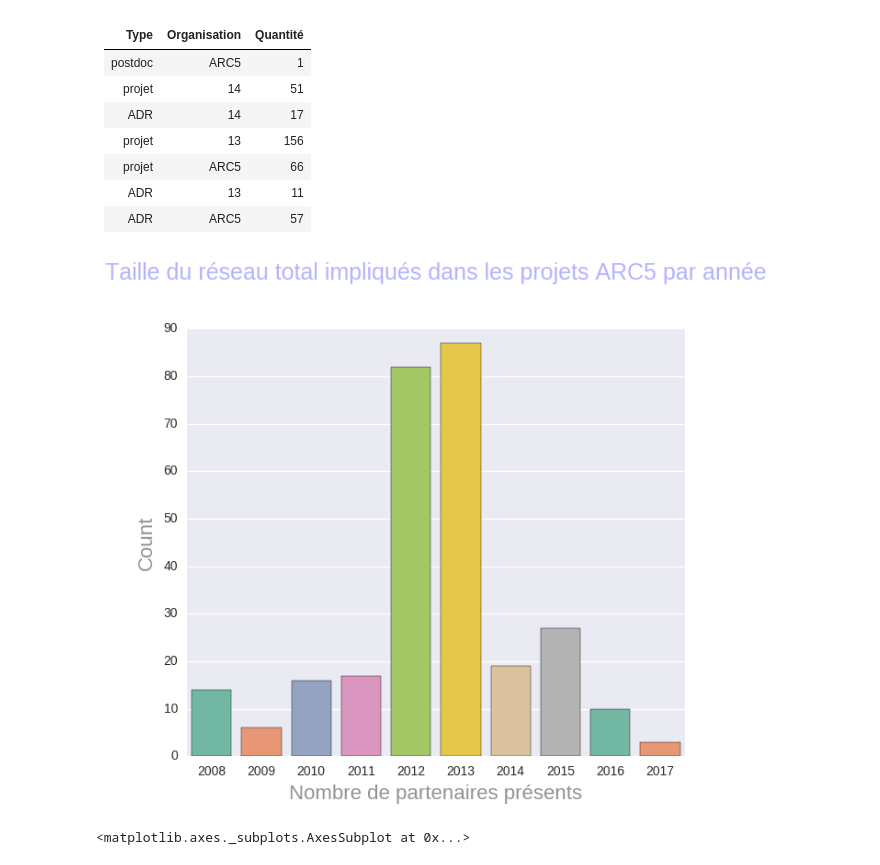
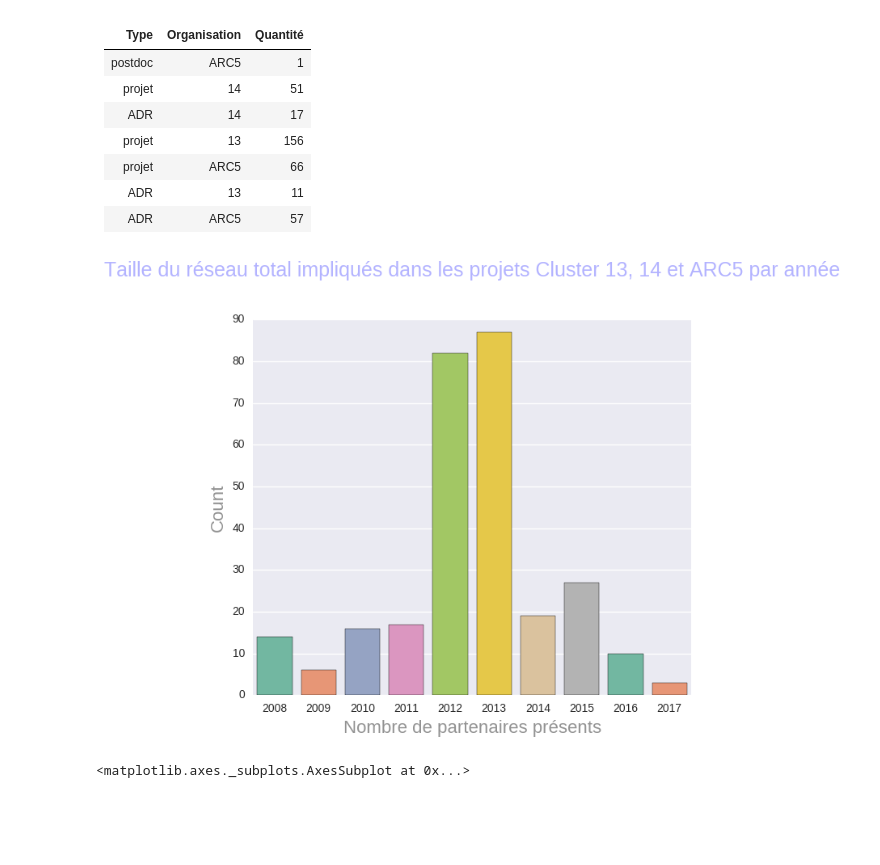
Before and after one commit to clemsos/arc5, a Jupyter notebook: notebooks/ARC5 - Analyse statistique des données de projets.ipynb, the cells around one changed output. Saved outputs shown, nothing was run; the diff lists cells and outputs as text; code cells hidden in the pictures; blank space fills up the shorter version.

```diff
--- a/notebooks/ARC5 - Analyse statistique des données de projets.ipynb
+++ b/notebooks/ARC5 - Analyse statistique des données de projets.ipynb
@@ -772,12 +798,12 @@ display(Markdown(table))
 # %%
 # taille du réseau par années
 years= [n[1]["start"] for n in G_without_projects.nodes(data=True)]
 Counter(years)
 
 count_plot(
     years,
     xlabel="Nombre de partenaires présents",
-    title='Taille du réseau total impliqués dans les projets ARC5 par année')
+    title='Taille du réseau total impliqués dans les projets Cluster 13, 14 et ARC5 par année')
 # %% [output]
-[figure, old version]
+[figure, new version]
 <matplotlib.axes._subplots.AxesSubplot at 0x...>
```
Also changed, not shown: parts of 5 cells of this notebook.
